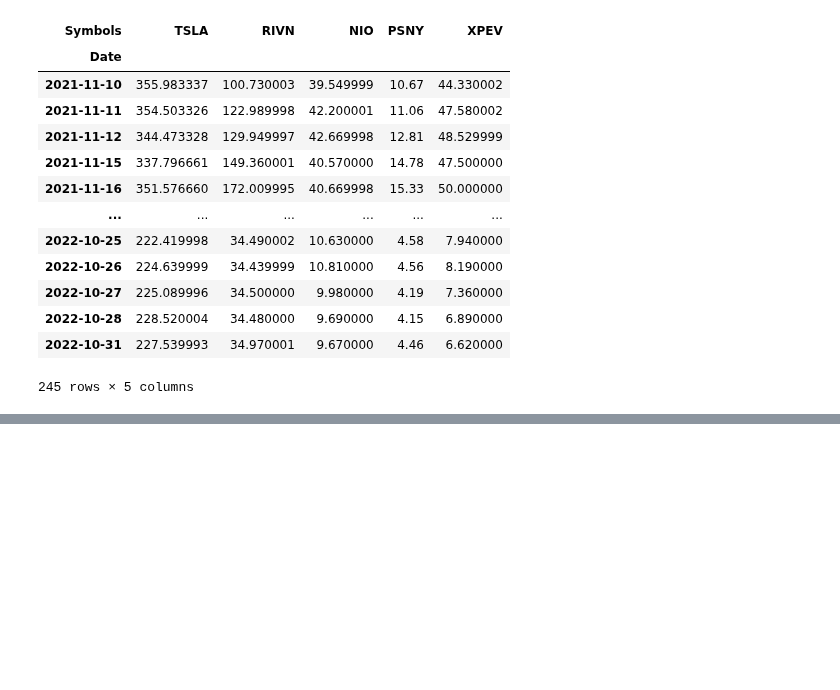
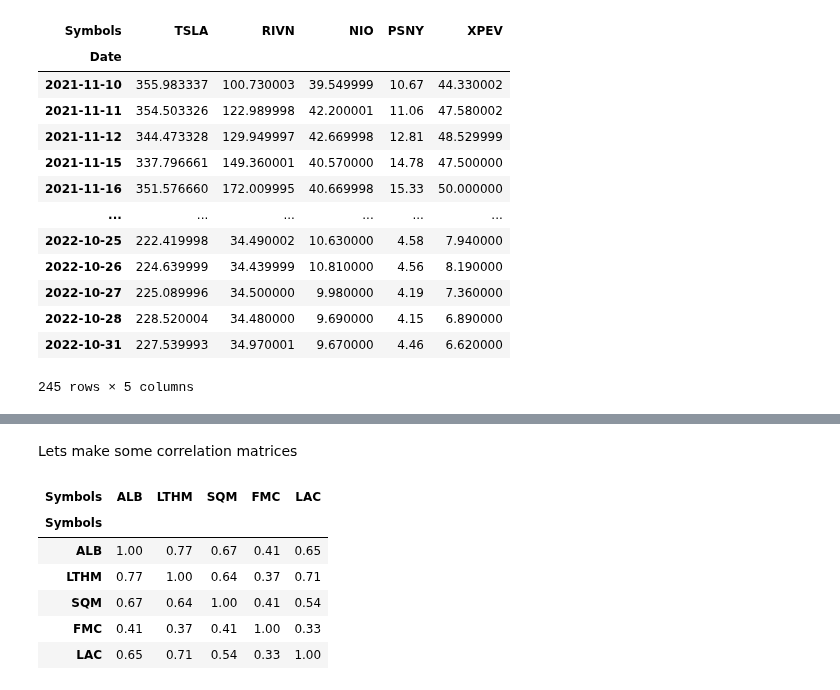
Before and after one commit to E-Silverstein/Financial-Analysis-and-Modeling-Repository, a Jupyter notebook: LithiumStocks.ipynb, the cells around one changed output, grey strips where cells are left out. Cells and saved outputs as stored; diff of their text form; code cells hidden in the pictures; blank space fills up the shorter version.

```diff
--- a/LithiumStocks.ipynb
+++ b/LithiumStocks.ipynb
@@ -61,0 +75,13 @@ evData = evData['Adj Close']
+# %% [markdown]
+Lets make some correlation matrices
+# %%
+corrMining = miningData.corr()
+corrMining.style.background_gradient(cmap='coolwarm').set_precision(2)
+# %% [output]
+| Symbols | ALB | LTHM | SQM | FMC | LAC |
+| Symbols |  |  |  |  |  |
+| ALB | 1.00 | 0.77 | 0.67 | 0.41 | 0.65 |
+| LTHM | 0.77 | 1.00 | 0.64 | 0.37 | 0.71 |
+| SQM | 0.67 | 0.64 | 1.00 | 0.41 | 0.54 |
+| FMC | 0.41 | 0.37 | 0.41 | 1.00 | 0.33 |
+| LAC | 0.65 | 0.71 | 0.54 | 0.33 | 1.00 |
```
Also changed, not shown: parts of 9 cells of this notebook.
